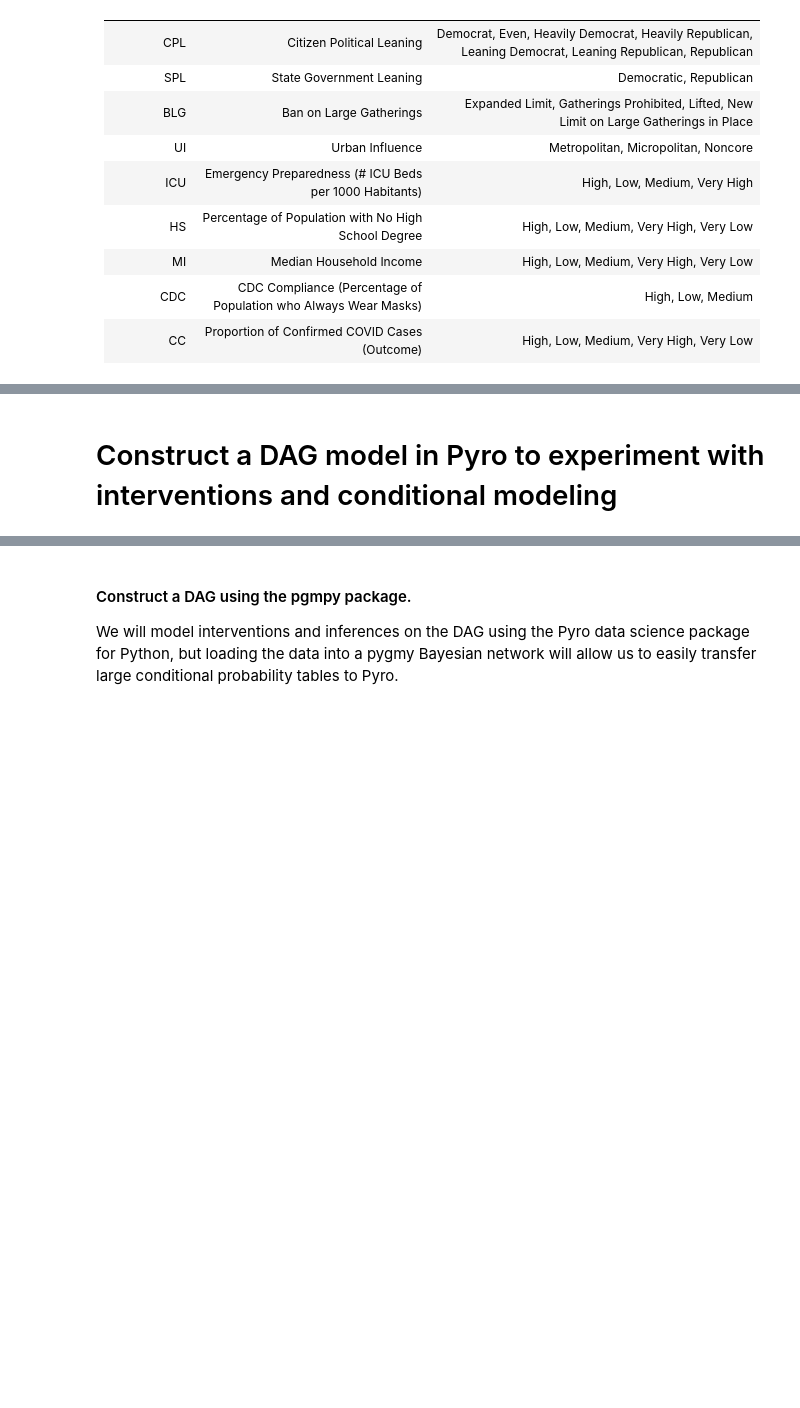
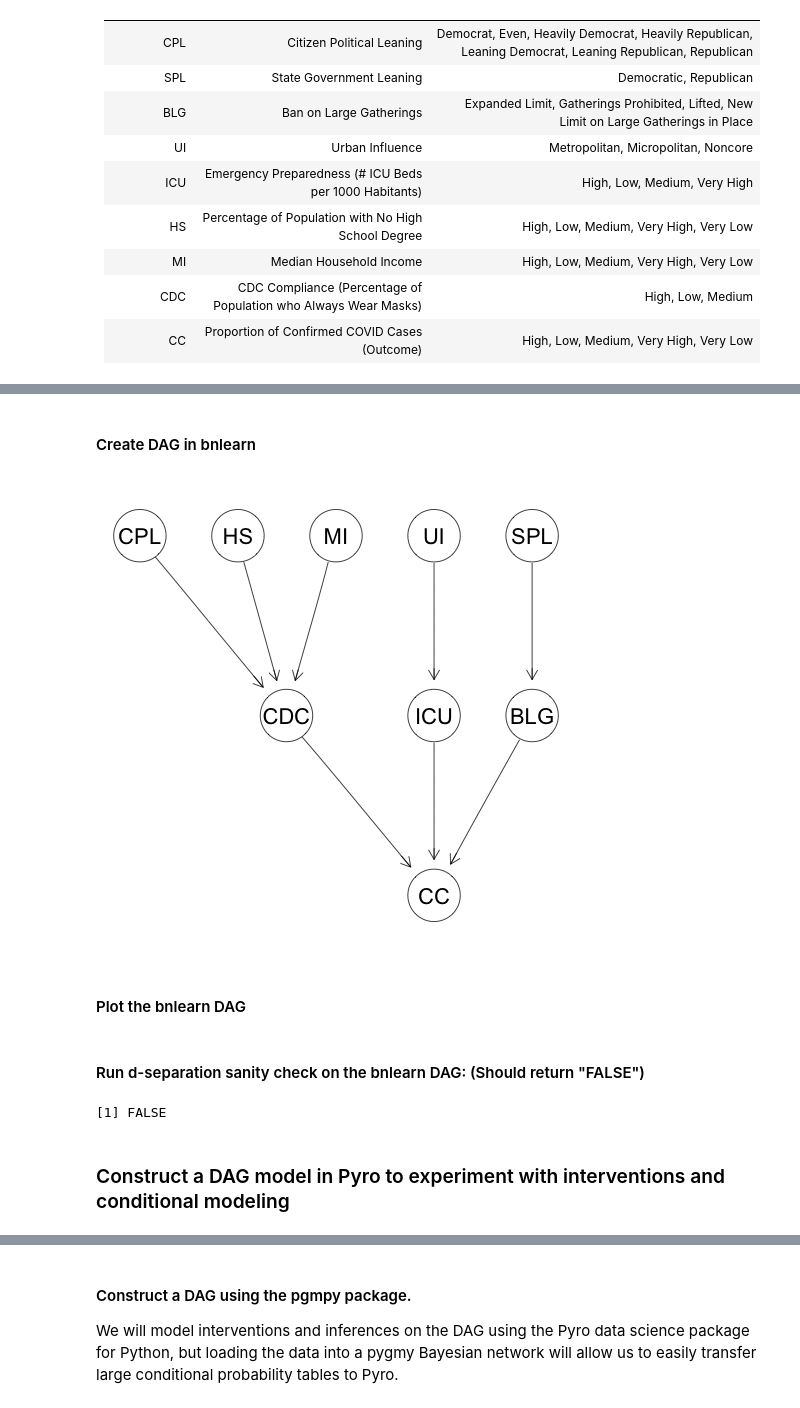
Before and after one commit to chloelarkin/county-covid-cases, a Jupyter notebook: causal_modeling/Causal_Model.ipynb, the cells around one changed output, grey strips where cells are left out. Saved outputs shown, nothing was run; the diff lists cells and outputs as text; code cells hidden in the pictures; blank space fills up the shorter version.

```diff
--- a/causal_modeling/Causal_Model.ipynb
+++ b/causal_modeling/Causal_Model.ipynb
@@ -35,0 +57,10 @@ Variables under consideration:
+# %% [markdown]
+#### Create DAG in bnlearn
+# %%
+%%R
+dag <- bnlearn:::dseparation
+bnlearn_dag = model2network("[CPL][HS][MI][SPL][UI][BLG|SPL][ICU|UI][CDC|HS:CPL:MI][CC|ICU:CDC:BLG]")
+# %% [output]
+[figure, added]
+# %% [markdown]
+#### Plot the bnlearn DAG
@@ -36,3 +70,10 @@ Variables under consideration:
+# %% [markdown]
+#### Run d-separation sanity check on the bnlearn DAG: (Should return "FALSE")
+# %%
+%%R
+d_sep(bn = bnlearn_dag, x = 'BLG', y = 'CC', z = 'CPL')
+# %% [output]
+[1] FALSE
 # %% [markdown]
-# Construct a DAG model in Pyro to experiment with interventions and conditional modeling
+### Construct a DAG model in Pyro to experiment with interventions and conditional modeling
 # %% [markdown]
```
Also changed, not shown: parts of 33 cells of this notebook.
